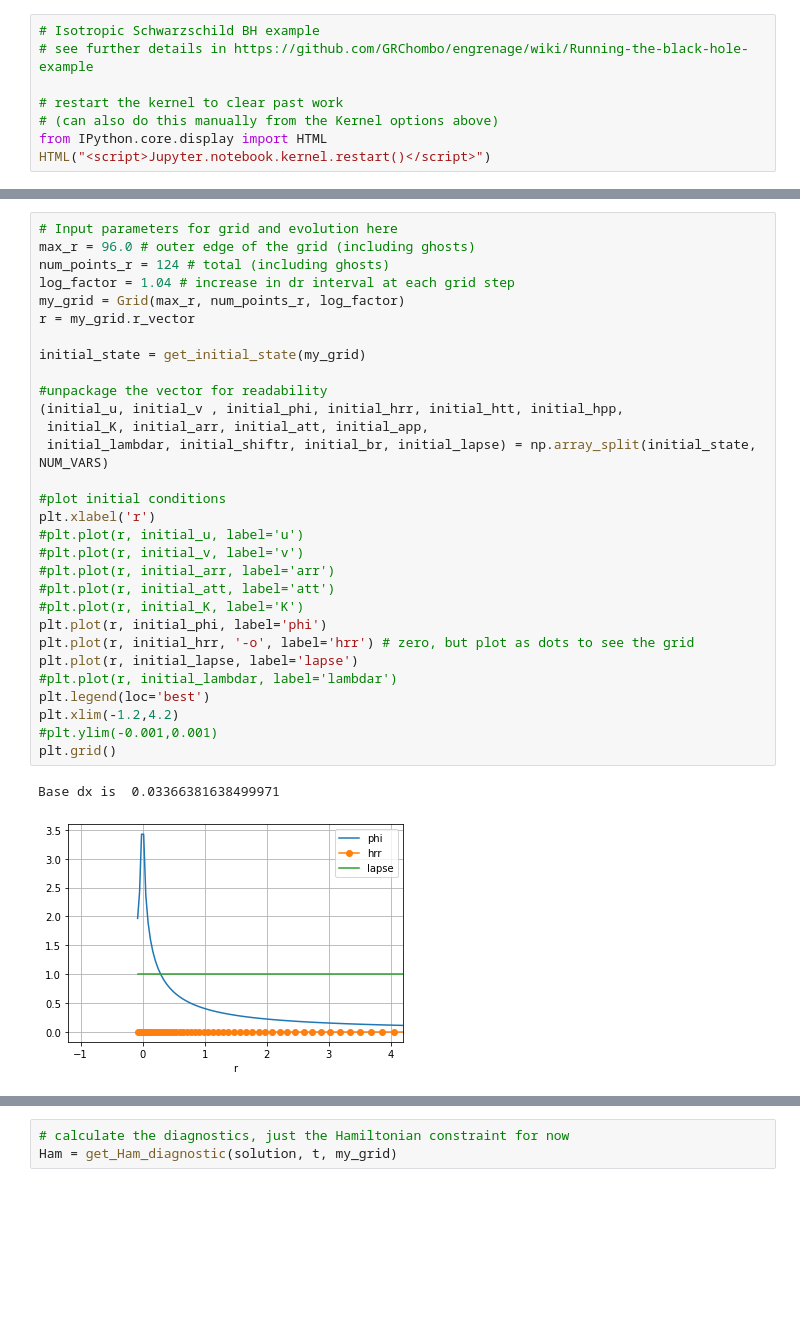
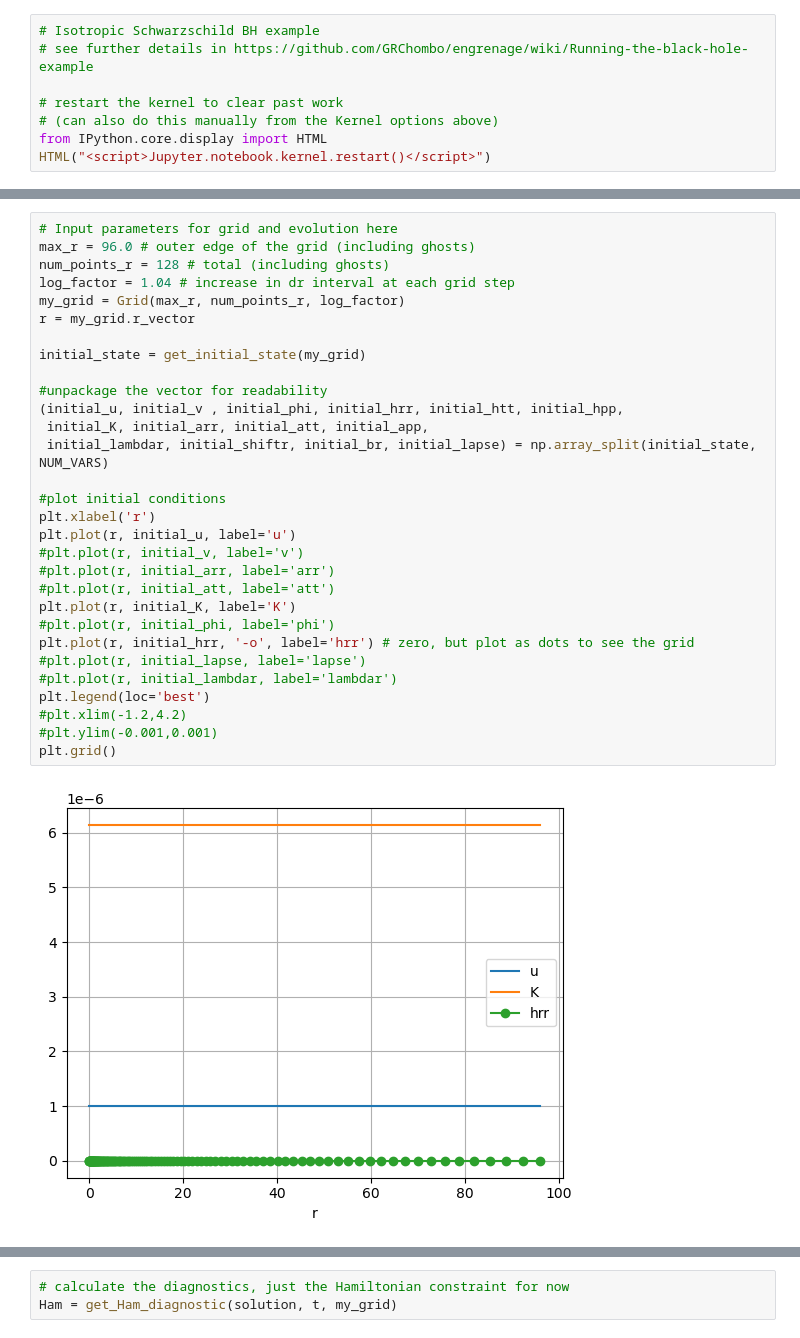
Before and after one commit to GRTLCollaboration/engrenage, a Jupyter notebook: examples/BHEvolutionWithSF.ipynb, the cells around one changed output, grey strips where cells are left out. Cells and saved outputs as stored; diff of their text form; blank space fills up the shorter version.

```diff
--- a/examples/BHEvolutionWithSF.ipynb
+++ b/examples/BHEvolutionWithSF.ipynb
@@ -28,36 +29,35 @@ from source.Grid import *
 # %%
 # Input parameters for grid and evolution here
 max_r = 96.0 # outer edge of the grid (including ghosts)
-num_points_r = 124 # total (including ghosts)
+num_points_r = 128 # total (including ghosts)
 log_factor = 1.04 # increase in dr interval at each grid step
 my_grid = Grid(max_r, num_points_r, log_factor)
 r = my_grid.r_vector
 
 initial_state = get_initial_state(my_grid)
 
 #unpackage the vector for readability
 (initial_u, initial_v , initial_phi, initial_hrr, initial_htt, initial_hpp,
  initial_K, initial_arr, initial_att, initial_app,
  initial_lambdar, initial_shiftr, initial_br, initial_lapse) = np.array_split(initial_state, NUM_VARS)
 
 #plot initial conditions
 plt.xlabel('r')
-#plt.plot(r, initial_u, label='u')
+plt.plot(r, initial_u, label='u')
 #plt.plot(r, initial_v, label='v')
 #plt.plot(r, initial_arr, label='arr')
 #plt.plot(r, initial_att, label='att')
-#plt.plot(r, initial_K, label='K')
-plt.plot(r, initial_phi, label='phi')
+plt.plot(r, initial_K, label='K')
+#plt.plot(r, initial_phi, label='phi')
 plt.plot(r, initial_hrr, '-o', label='hrr') # zero, but plot as dots to see the grid
-plt.plot(r, initial_lapse, label='lapse')
+#plt.plot(r, initial_lapse, label='lapse')
 #plt.plot(r, initial_lambdar, label='lambdar')
 plt.legend(loc='best')
-plt.xlim(-1.2,4.2)
+#plt.xlim(-1.2,4.2)
 #plt.ylim(-0.001,0.001)
 plt.grid()
 # %% [output]
-Base dx is  0.03366381638499971
-[figure, old version]
+[figure, new version]
 # %%
 # check the Hamiltonian constraint initially satisfied
 Ham = get_Ham_diagnostic(initial_state, np.array([0]), my_grid)
```
Also changed, not shown: parts of 8 cells of this notebook.
